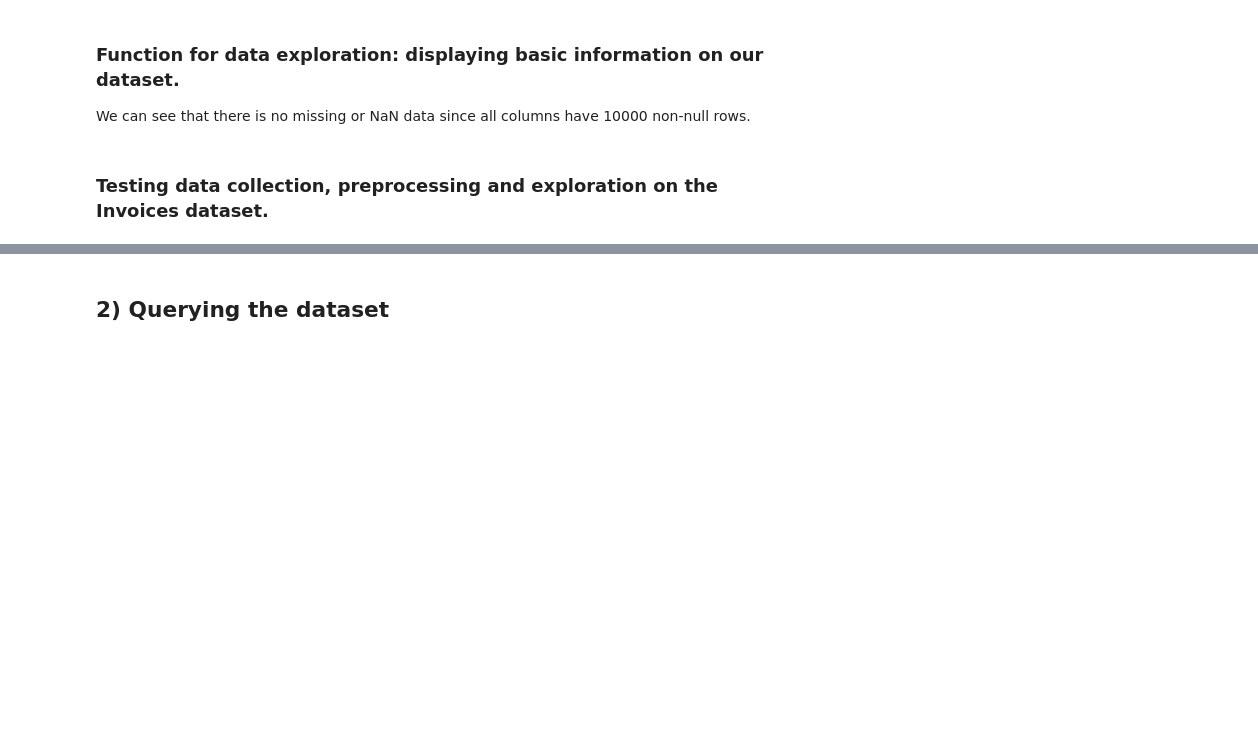
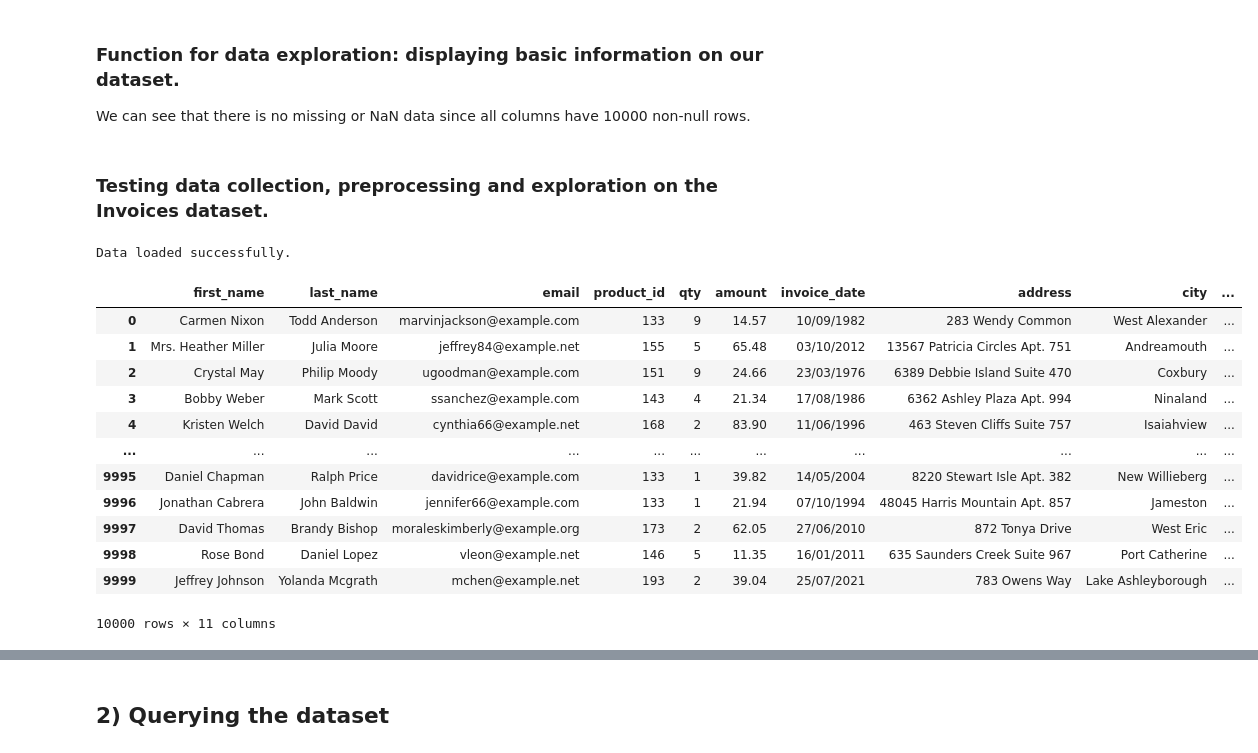
Before and after one commit to Loro67/invoices-data-analysis, a Jupyter notebook: Invoices-Dataset-Analysis.ipynb, the cells around one changed output, grey strips where cells are left out. Saved outputs shown, nothing was run; the diff lists cells and outputs as text; code cells hidden in the pictures; blank space fills up the shorter version.

```diff
--- a/Invoices-Dataset-Analysis.ipynb
+++ b/Invoices-Dataset-Analysis.ipynb
@@ -244,5 +244,23 @@ def explore_data(df: pd.DataFrame) -> None:
         print(df[['qty', 'amount', 'revenue']].corr())
 # %% [markdown]
 ### Testing data collection, preprocessing and exploration on the Invoices dataset.
+# %%
+df = load_data('invoices.csv')
+df
+# %% [output]
+Data loaded successfully.
+|  | first_name | last_name | email | product_id | qty | amount | invoice_date | address | city | ... |
+| 0 | Carmen Nixon | Todd Anderson | marvinjackson@example.com | 133 | 9 | 14.57 | 10/09/1982 | 283 Wendy Common | West Alexander | ... |
+| 1 | Mrs. Heather Miller | Julia Moore | jeffrey84@example.net | 155 | 5 | 65.48 | 03/10/2012 | 13567 Patricia Circles Apt. 751 | Andreamouth | ... |
+| 2 | Crystal May | Philip Moody | ugoodman@example.com | 151 | 9 | 24.66 | 23/03/1976 | 6389 Debbie Island Suite 470 | Coxbury | ... |
+| 3 | Bobby Weber | Mark Scott | ssanchez@example.com | 143 | 4 | 21.34 | 17/08/1986 | 6362 Ashley Plaza Apt. 994 | Ninaland | ... |
+| 4 | Kristen Welch | David David | cynthia66@example.net | 168 | 2 | 83.90 | 11/06/1996 | 463 Steven Cliffs Suite 757 | Isaiahview | ... |
+| ... | ... | ... | ... | ... | ... | ... | ... | ... | ... | ... |
+| 9995 | Daniel Chapman | Ralph Price | davidrice@example.com | 133 | 1 | 39.82 | 14/05/2004 | 8220 Stewart Isle Apt. 382 | New Willieberg | ... |
+| 9996 | Jonathan Cabrera | John Baldwin | jennifer66@example.com | 133 | 1 | 21.94 | 07/10/1994 | 48045 Harris Mountain Apt. 857 | Jameston | ... |
+| 9997 | David Thomas | Brandy Bishop | moraleskimberly@example.org | 173 | 2 | 62.05 | 27/06/2010 | 872 Tonya Drive | West Eric | ... |
+| 9998 | Rose Bond | Daniel Lopez | vleon@example.net | 146 | 5 | 11.35 | 16/01/2011 | 635 Saunders Creek Suite 967 | Port Catherine | ... |
+| 9999 | Jeffrey Johnson | Yolanda Mcgrath | mchen@example.net | 193 | 2 | 39.04 | 25/07/2021 | 783 Owens Way | Lake Ashleyborough | ... |
+10000 rows × 11 columns
 # %%
 df = load_data('invoices.csv')
```
Also changed, not shown: parts of 13 cells of this notebook.
